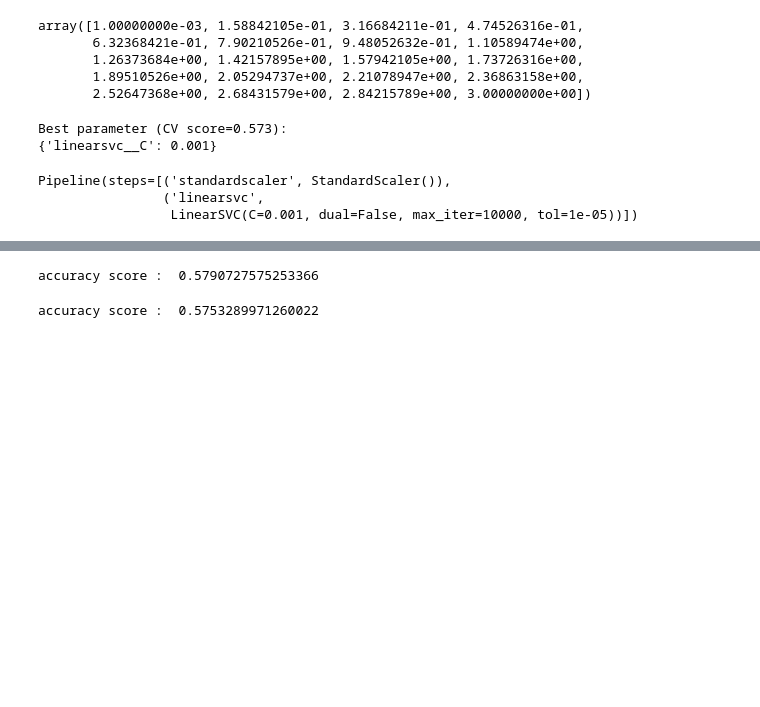
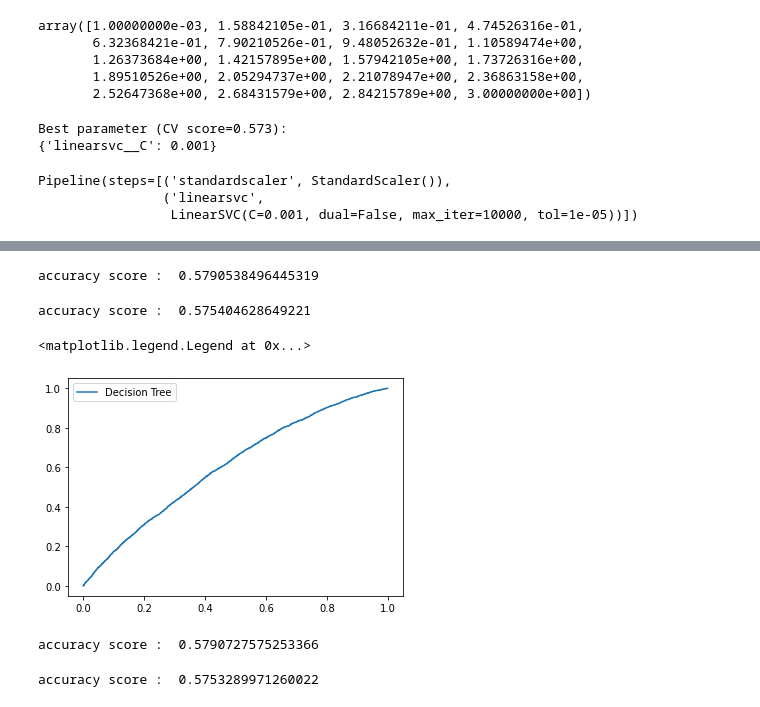
Before and after one commit to P-AEL/ML-Projekt, a Jupyter notebook: Paul/SVM.ipynb, the cells around one changed output, grey strips where cells are left out. Cells and saved outputs as stored; diff of their text form; code cells hidden in the pictures; blank space fills up the shorter version.

```diff
--- a/Paul/SVM.ipynb
+++ b/Paul/SVM.ipynb
@@ -252,3 +256,6 @@ pipe.fit(X_train,y_train)
 Pipeline(steps=[('standardscaler', StandardScaler()),
                 ('linearsvc',
                  LinearSVC(C=0.001, dual=False, max_iter=10000, tol=1e-05))])
+# %%
+clf = CalibratedClassifierCV(pipe,cv="prefit")
+clf.fit(X_train,y_train)
@@ -255,3 +271,26 @@ Pipeline(steps=[('standardscaler', StandardScaler()),
+# %%
+y_pred = clf.predict(X_train)
+acc_score = accuracy_score(y_train,y_pred)
+print('accuracy score : ',acc_score)
+# %% [output]
+accuracy score :  0.5790538496445319
+# %%
+y_predict = clf.predict(X_test)
+acc_score = accuracy_score(y_predict,y_test)
+print('accuracy score : ',acc_score)
+# %% [output]
+accuracy score :  0.575404628649221
+# %%
+
+fpr_dt, tpr_dt, thresholds_dt = roc_curve(y_test, clf.predict_proba(X_test)[:,1])
+#fpr_lr, tpr_lr, thresholds_lr = roc_curve(y_test, m_lr.predict_proba(X_test)[:,1])
+
+plt.step(x=fpr_dt, y=tpr_dt, label="Decision Tree")
+#plt.step(x=fpr_lr, y=tpr_lr, label="Logistic Regression")
+plt.legend()
+# %% [output]
+<matplotlib.legend.Legend at 0x...>
+[figure, added]
 # %%
 y_pred = pipe.predict(X_train)
 acc_score = accuracy_score(y_train,y_pred)
```
Also changed, not shown: parts of 2 cells of this notebook.
